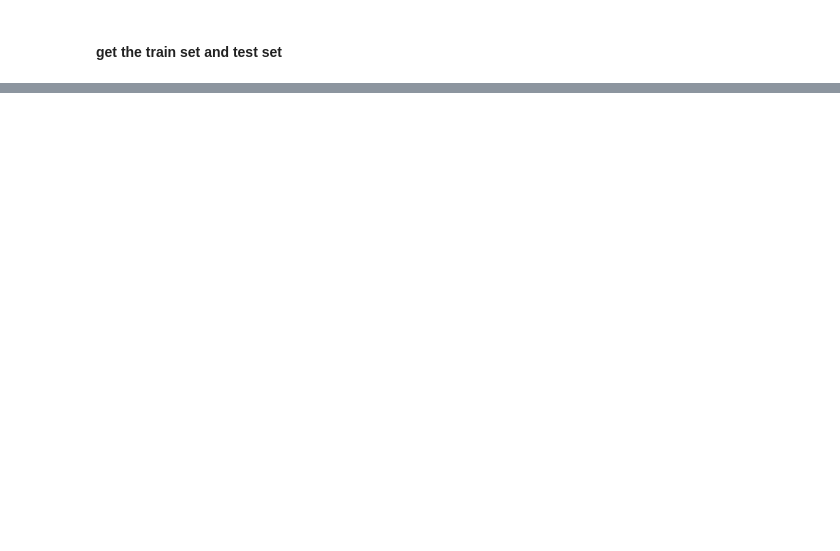
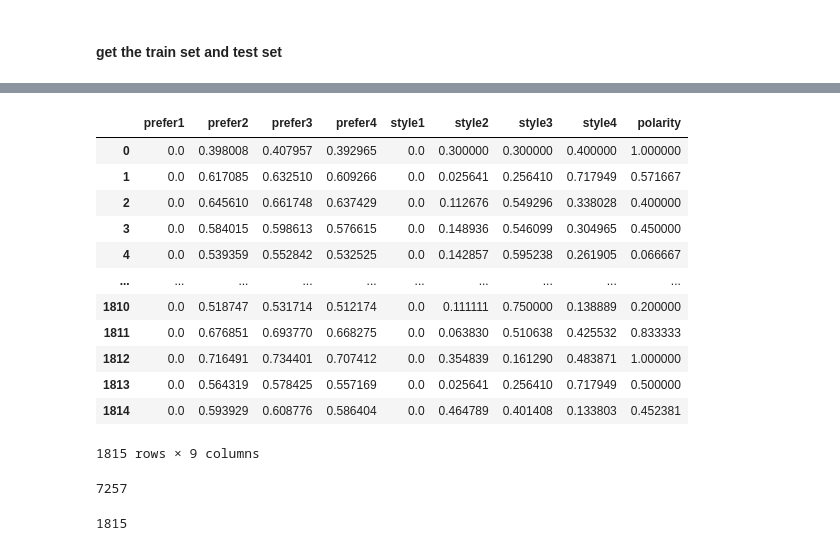
Before and after one commit to k11tqa25/nlp_based_recommender, a Jupyter notebook: basic_ML_model.ipynb, the cells around one changed output, grey strips where cells are left out. Saved outputs shown, nothing was run; the diff lists cells and outputs as text; code cells hidden in the pictures; blank space fills up the shorter version.

```diff
--- a/basic_ML_model.ipynb
+++ b/basic_ML_model.ipynb
@@ -306,0 +304,30 @@ score: 0.8625
+# %%
+test_data = pd.DataFrame(columns = ["prefer1","prefer2","prefer3","prefer4","style1","style2","style3","style4","polarity"])
+for i in range(len(test_set)):
+    temp_com_name = test_set.iloc[i,1]
+    temp_user_name = test_set.iloc[i,0]
+    if temp_com_name in comedians.index and temp_user_name in users.index:
+        temp_com_list = comedians.loc[temp_com_name].values
+        temp_user_list = users.loc[temp_user_name].values
+        test_data = test_data.append({"prefer1":temp_user_list[0], "prefer2":temp_user_list[1],
+                                        "prefer3": temp_user_list[2], "prefer4": temp_user_list[3],
+                                        "style1":temp_com_list[0],"style2":temp_com_list[1],
+                                        "style3":temp_com_list[2],"style4":temp_com_list[3],
+#                                         "polarity":user_comedian_matrix.loc[temp_user_name,temp_com_name]},
+                                        "polarity":test_set.iloc[i,2]},
+                                       ignore_index=True)
+test_data
+# %% [output]
+|  | prefer1 | prefer2 | prefer3 | prefer4 | style1 | style2 | style3 | style4 | polarity |
+| 0 | 0.0 | 0.398008 | 0.407957 | 0.392965 | 0.0 | 0.300000 | 0.300000 | 0.400000 | 1.000000 |
+| 1 | 0.0 | 0.617085 | 0.632510 | 0.609266 | 0.0 | 0.025641 | 0.256410 | 0.717949 | 0.571667 |
+| 2 | 0.0 | 0.645610 | 0.661748 | 0.637429 | 0.0 | 0.112676 | 0.549296 | 0.338028 | 0.400000 |
+| 3 | 0.0 | 0.584015 | 0.598613 | 0.576615 | 0.0 | 0.148936 | 0.546099 | 0.304965 | 0.450000 |
+| 4 | 0.0 | 0.539359 | 0.552842 | 0.532525 | 0.0 | 0.142857 | 0.595238 | 0.261905 | 0.066667 |
+| ... | ... | ... | ... | ... | ... | ... | ... | ... | ... |
+| 1810 | 0.0 | 0.518747 | 0.531714 | 0.512174 | 0.0 | 0.111111 | 0.750000 | 0.138889 | 0.200000 |
+| 1811 | 0.0 | 0.676851 | 0.693770 | 0.668275 | 0.0 | 0.063830 | 0.510638 | 0.425532 | 0.833333 |
+| 1812 | 0.0 | 0.716491 | 0.734401 | 0.707412 | 0.0 | 0.354839 | 0.161290 | 0.483871 | 1.000000 |
+| 1813 | 0.0 | 0.564319 | 0.578425 | 0.557169 | 0.0 | 0.025641 | 0.256410 | 0.717949 | 0.500000 |
+| 1814 | 0.0 | 0.593929 | 0.608776 | 0.586404 | 0.0 | 0.464789 | 0.401408 | 0.133803 | 0.452381 |
+1815 rows × 9 columns
@@ -306,0 +342,8 @@ score: 0.8625
+# %%
+len(X_train)
+# %% [output]
+7257
+# %%
+len(X_test)
+# %% [output]
+1815
```
Also changed, not shown: parts of 60 cells of this notebook.
